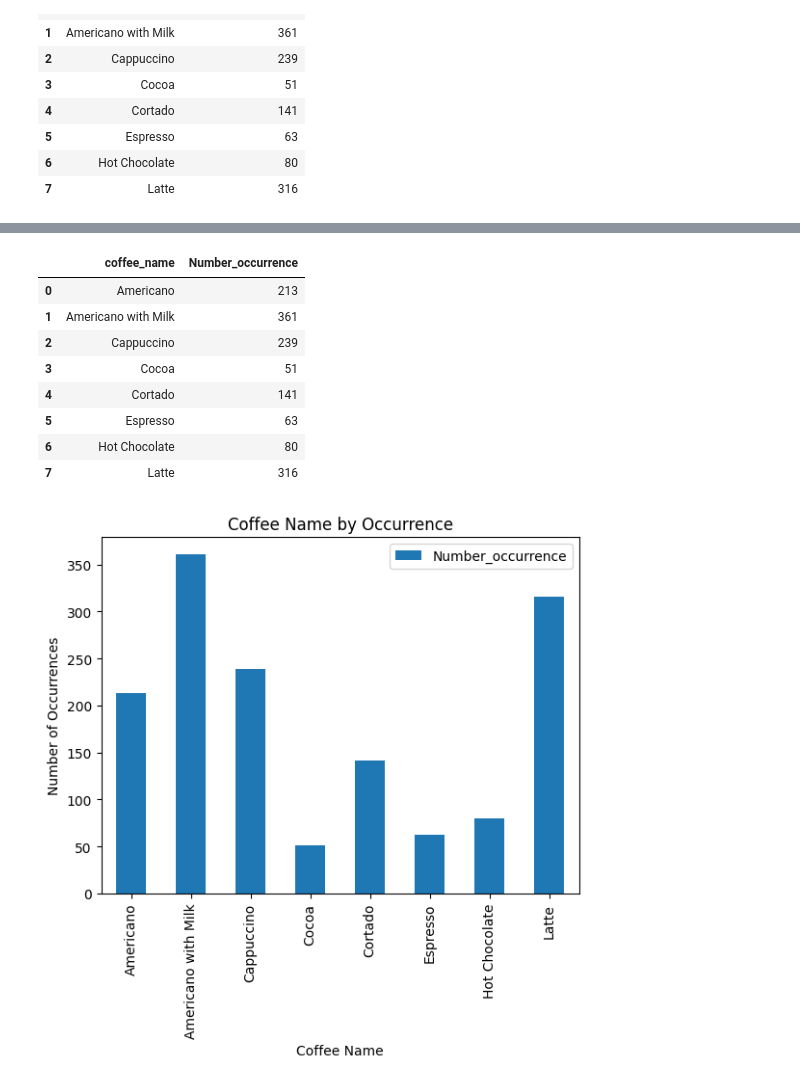
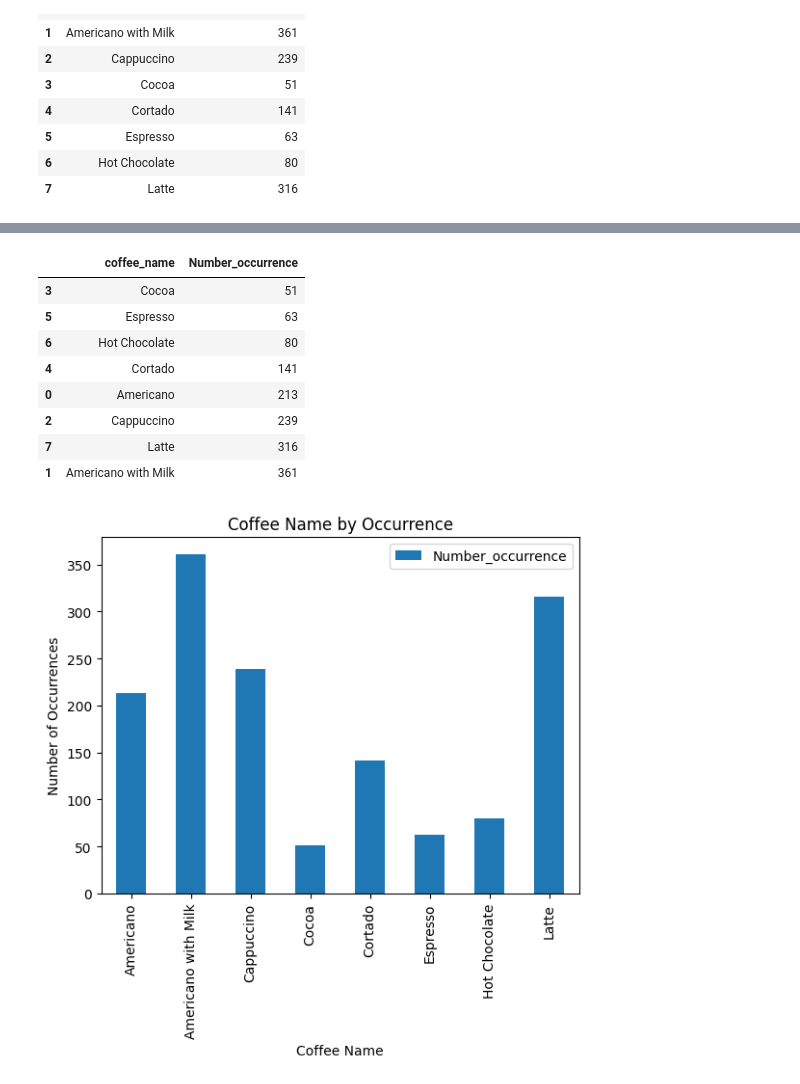
Before and after one commit to tadd2018/PythonRepo, a Jupyter notebook: DataManpulation.ipynb, the cells around one changed output, grey strips where cells are left out. Drawn from its saved outputs; the diff is of its cells as text; code cells hidden in the pictures.

```diff
--- a/DataManpulation.ipynb
+++ b/DataManpulation.ipynb
@@ -422,15 +409,15 @@ Groupcoffe.to_frame('Wholecoffes')
 # %%
-Groupcoffe
+Groupcoffe.sort_values('Number_occurrence')
 # %% [output]
 |  | coffee_name | Number_occurrence |
-| 0 | Americano | 213 |
-| 1 | Americano with Milk | 361 |
-| 2 | Cappuccino | 239 |
 | 3 | Cocoa | 51 |
-| 4 | Cortado | 141 |
 | 5 | Espresso | 63 |
 | 6 | Hot Chocolate | 80 |
+| 4 | Cortado | 141 |
+| 0 | Americano | 213 |
+| 2 | Cappuccino | 239 |
 | 7 | Latte | 316 |
+| 1 | Americano with Milk | 361 |
 # %%
 import matplotlib.pyplot as plt
 
```
Also changed, not shown: parts of 2 cells of this notebook.
